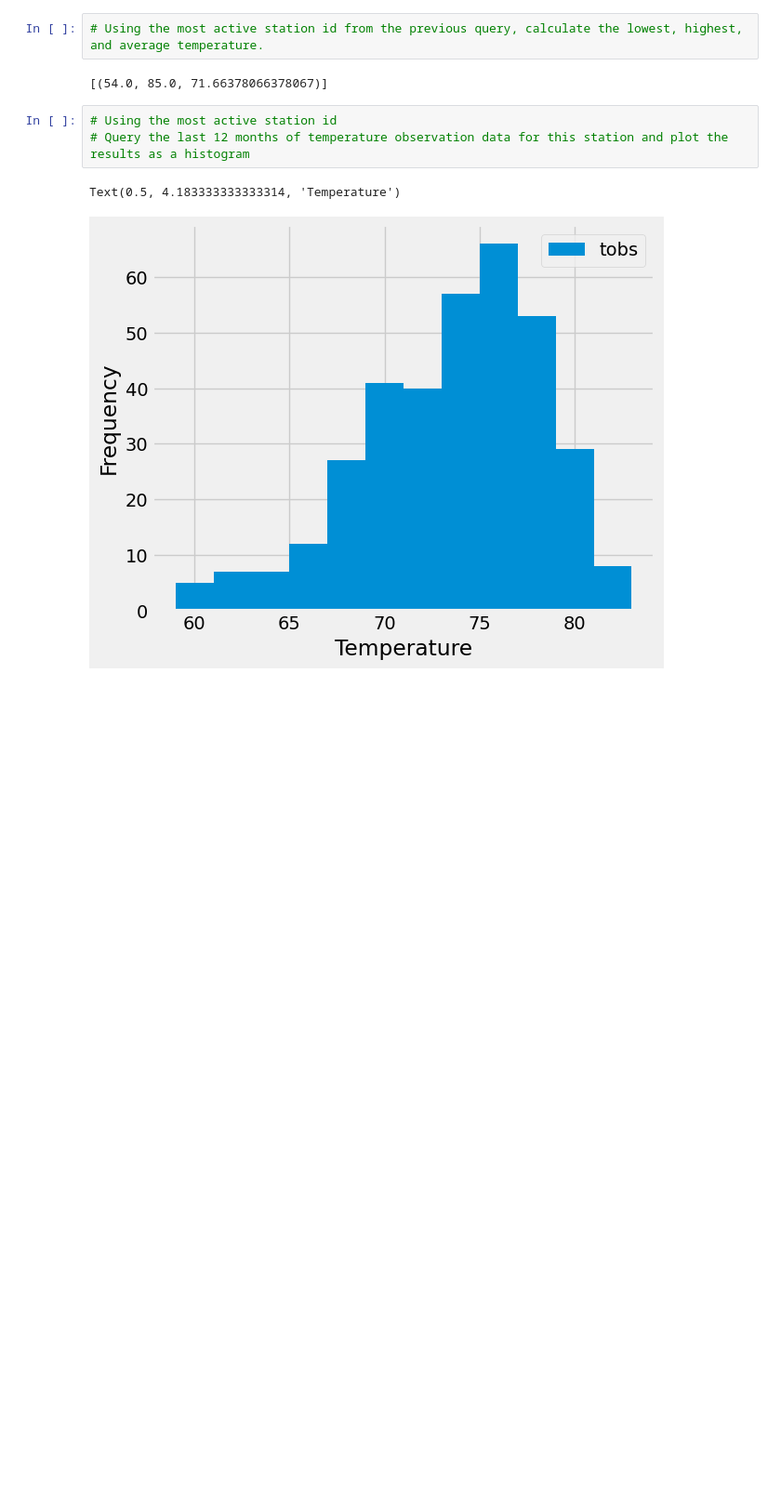
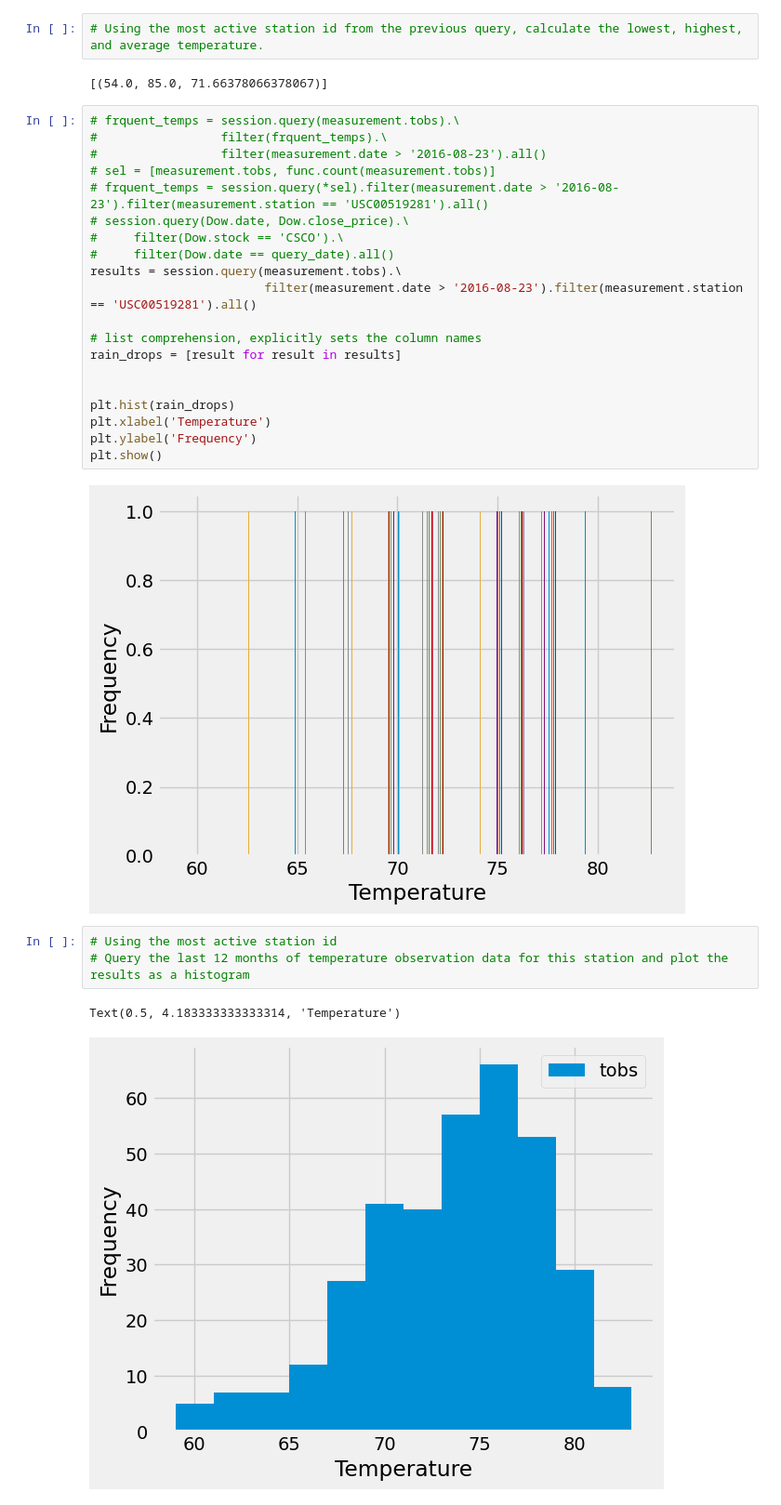
Before and after one commit to Cookees81/sqlalchemy-challenge, a Jupyter notebook: climate_starter.ipynb, the cells around one changed output. Shown at 93% size. Drawn from its saved outputs; the diff is of its cells as text; blank space fills up the shorter version.

```diff
--- a/climate_starter.ipynb
+++ b/climate_starter.ipynb
@@ -184,6 +210,28 @@ AttributeError: 'function' object has no attribute 'order_by'
 # Using the most active station id from the previous query, calculate the lowest, highest, and average temperature.
 # %% [output]
 [(54.0, 85.0, 71.66378066378067)]
+# %%
+# frquent_temps = session.query(measurement.tobs).\
+#                 filter(frquent_temps).\
+#                 filter(measurement.date > '2016-08-23').all()
+# sel = [measurement.tobs, func.count(measurement.tobs)]
+# frquent_temps = session.query(*sel).filter(measurement.date > '2016-08-23').filter(measurement.station == 'USC00519281').all()
+# session.query(Dow.date, Dow.close_price).\
+#     filter(Dow.stock == 'CSCO').\
+#     filter(Dow.date == query_date).all()
+results = session.query(measurement.tobs).\
+                        filter(measurement.date > '2016-08-23').filter(measurement.station == 'USC00519281').all()
+
+# list comprehension, explicitly sets the column names
+rain_drops = [result for result in results]
+
+
+plt.hist(rain_drops)
+plt.xlabel('Temperature')
+plt.ylabel('Frequency')
+plt.show()
+# %% [output]
+[figure, added]
 # %%
 # Using the most active station id
 # Query the last 12 months of temperature observation data for this station and plot the results as a histogram
```
Also changed, not shown: parts of 2 cells of this notebook.
